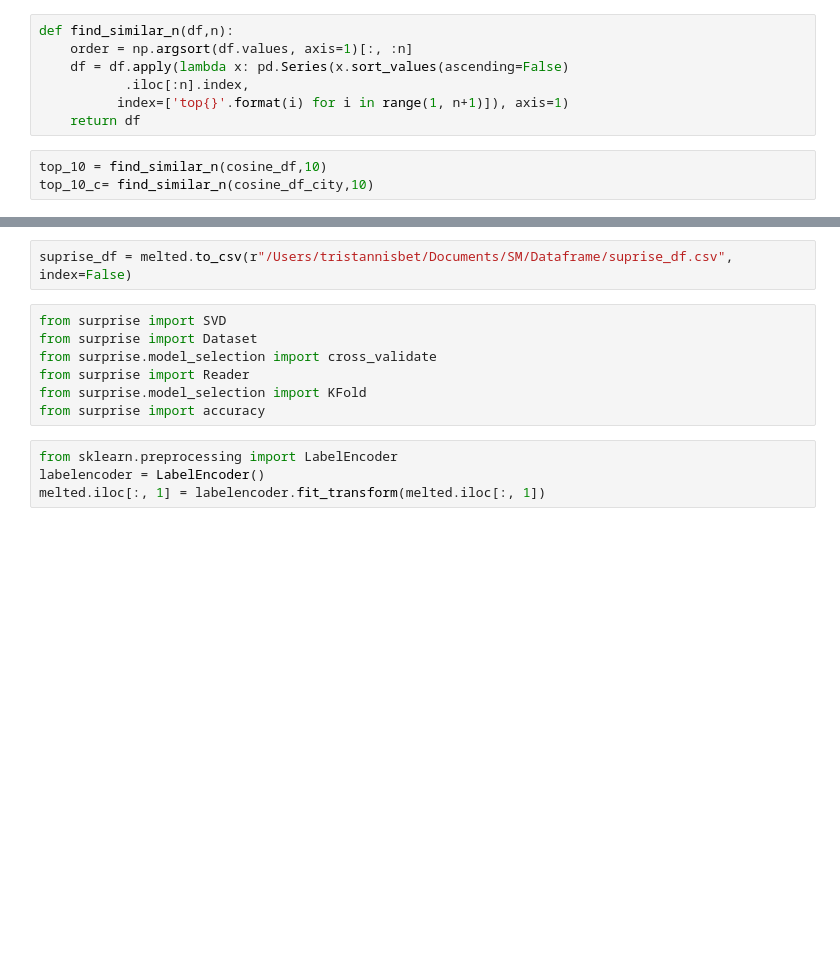
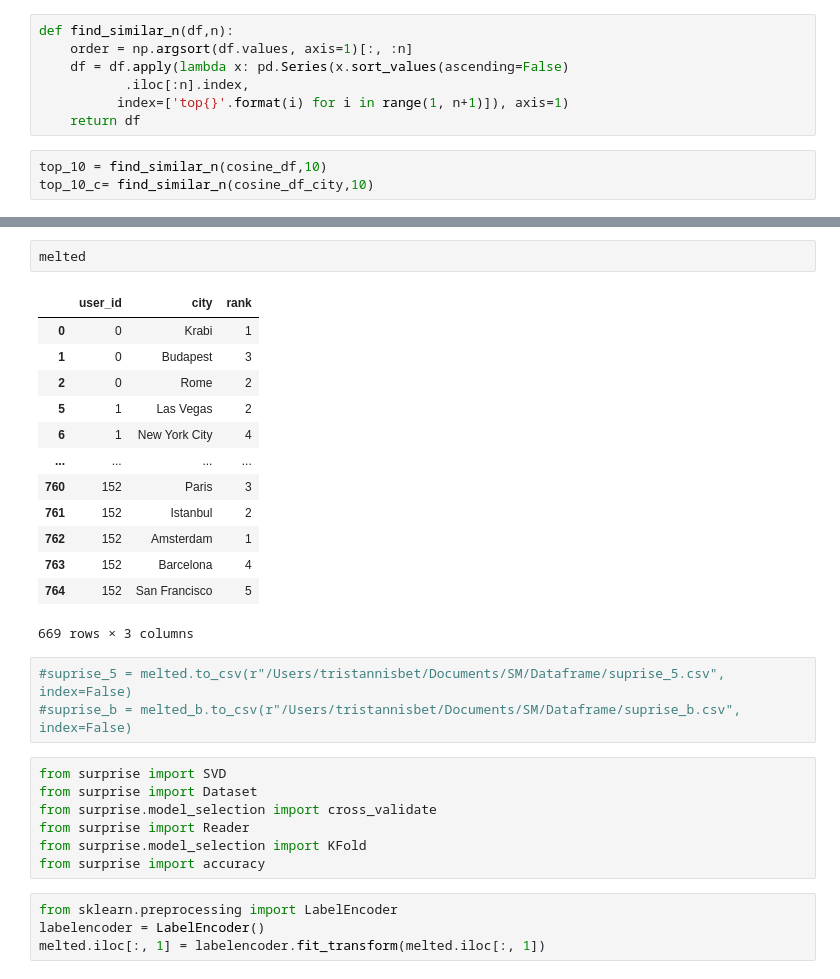
Before and after one commit to Maddienis/travel_app_sm, a Jupyter notebook: notebooks/survey_responses.ipynb, the cells around one changed output, grey strips where cells are left out. Cells and saved outputs as stored; diff of their text form; blank space fills up the shorter version.

```diff
--- a/notebooks/survey_responses.ipynb
+++ b/notebooks/survey_responses.ipynb
@@ -108,5 +300,22 @@ melted['rank'] = pd.to_numeric(melted['rank'])
+# %%
+melted
+# %% [output]
+|  | user_id | city | rank |
+| 0 | 0 | Krabi | 1 |
+| 1 | 0 | Budapest | 3 |
+| 2 | 0 | Rome | 2 |
+| 5 | 1 | Las Vegas | 2 |
+| 6 | 1 | New York City | 4 |
+| ... | ... | ... | ... |
+| 760 | 152 | Paris | 3 |
+| 761 | 152 | Istanbul | 2 |
+| 762 | 152 | Amsterdam | 1 |
+| 763 | 152 | Barcelona | 4 |
+| 764 | 152 | San Francisco | 5 |
+669 rows × 3 columns
 # %%
-suprise_df = melted.to_csv(r"/Users/tristannisbet/Documents/SM/Dataframe/suprise_df.csv", index=False)
+#suprise_5 = melted.to_csv(r"/Users/tristannisbet/Documents/SM/Dataframe/suprise_5.csv", index=False)
+#suprise_b = melted_b.to_csv(r"/Users/tristannisbet/Documents/SM/Dataframe/suprise_b.csv", index=False)
 # %%
 from surprise import SVD
 from surprise import Dataset
```
Also changed, not shown: parts of 21 cells of this notebook.
